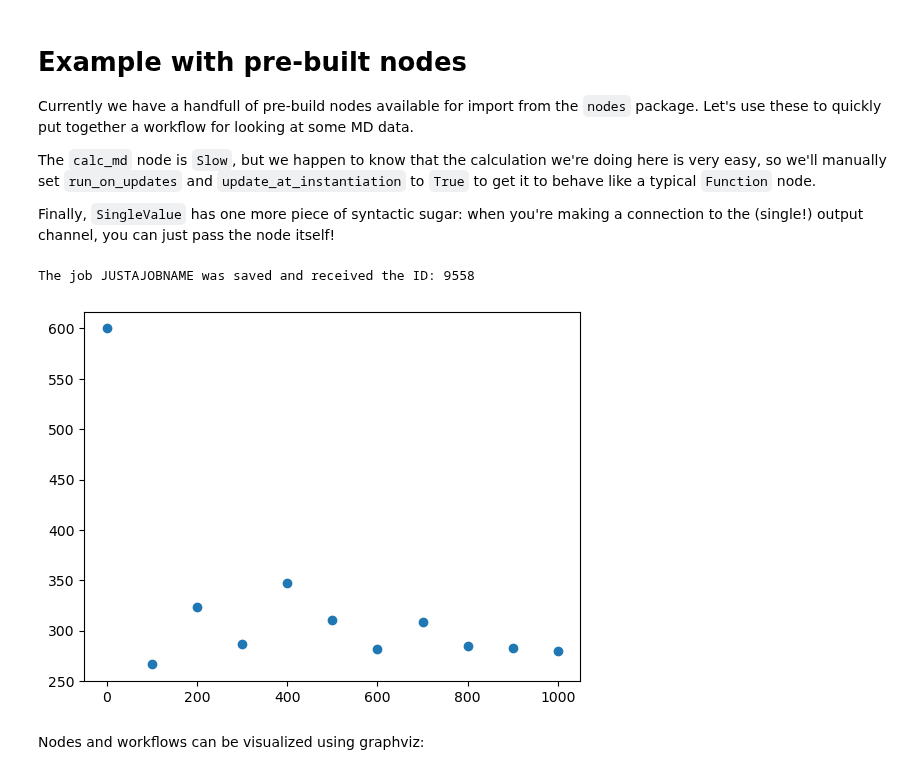
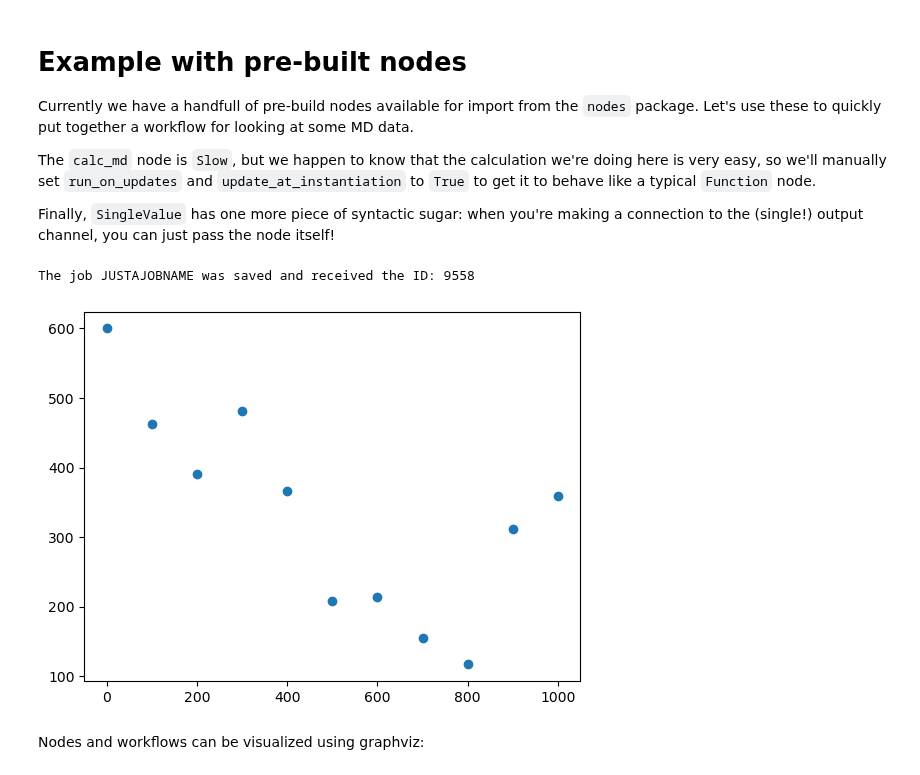
Before and after one commit to pyiron/pyiron_workflow, a Jupyter notebook: notebooks/workflow_example.ipynb, the cells around one changed output. Drawn from its saved outputs; the diff is of its cells as text; code cells hidden in the pictures.

```diff
--- a/notebooks/workflow_example.ipynb
+++ b/notebooks/workflow_example.ipynb
@@ -364,20 +364,20 @@ Finally, `SingleValue` has one more piece of syntactic sugar: when you're making
 # %%
 wf = Workflow("with_prebuilt")
 
-wf.structure = wf.add.atomistics.BulkStructure(repeat=3, cubic=True, element="Al")
+wf.structure = wf.add.atomistics.Bulk(cubic=True, name="Al")
 wf.engine = wf.add.atomistics.Lammps(structure=wf.structure)
 wf.calc = wf.add.atomistics.CalcMd(
     job=wf.engine,
     run_on_updates=True,
     update_on_instantiation=True
 )
 wf.plot = wf.add.standard.Scatter(
     x=wf.calc.outputs.steps,
     y=wf.calc.outputs.temperature
 )
 # %% [output]
 The job JUSTAJOBNAME was saved and received the ID: 9558
-[figure, old version]
+[figure, new version]
 # %% [markdown]
 Nodes and workflows can be visualized using graphviz:
 # %%
```
Also changed, not shown: parts of 13 cells of this notebook.
